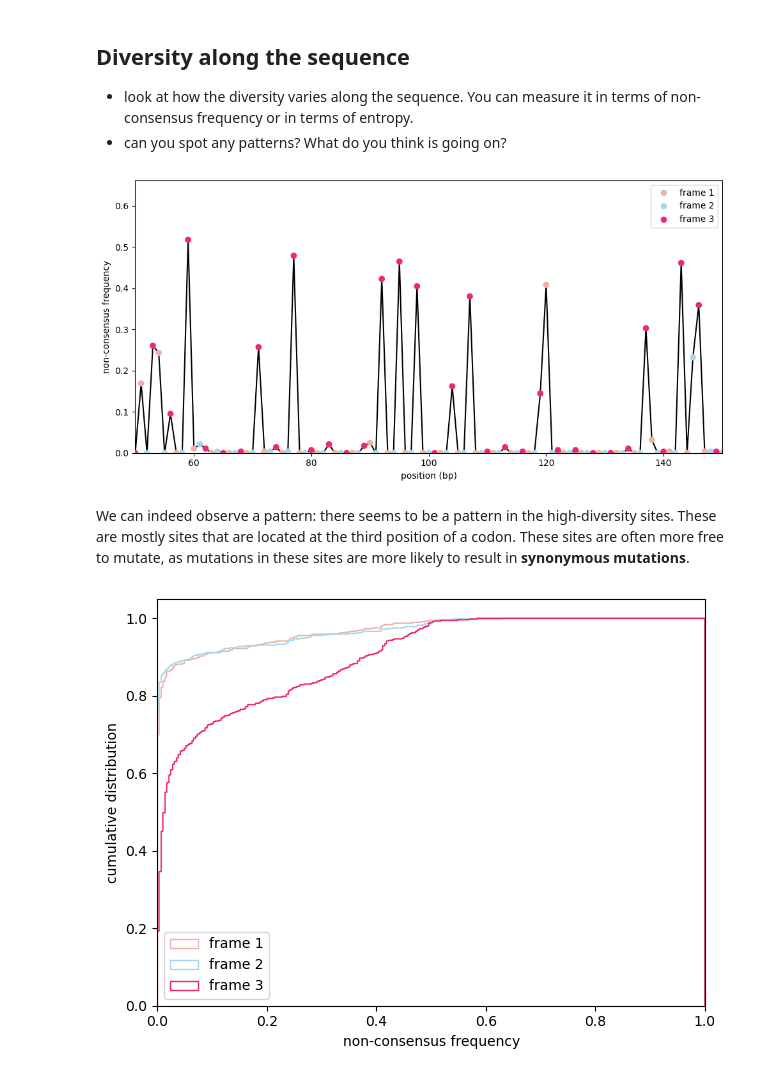
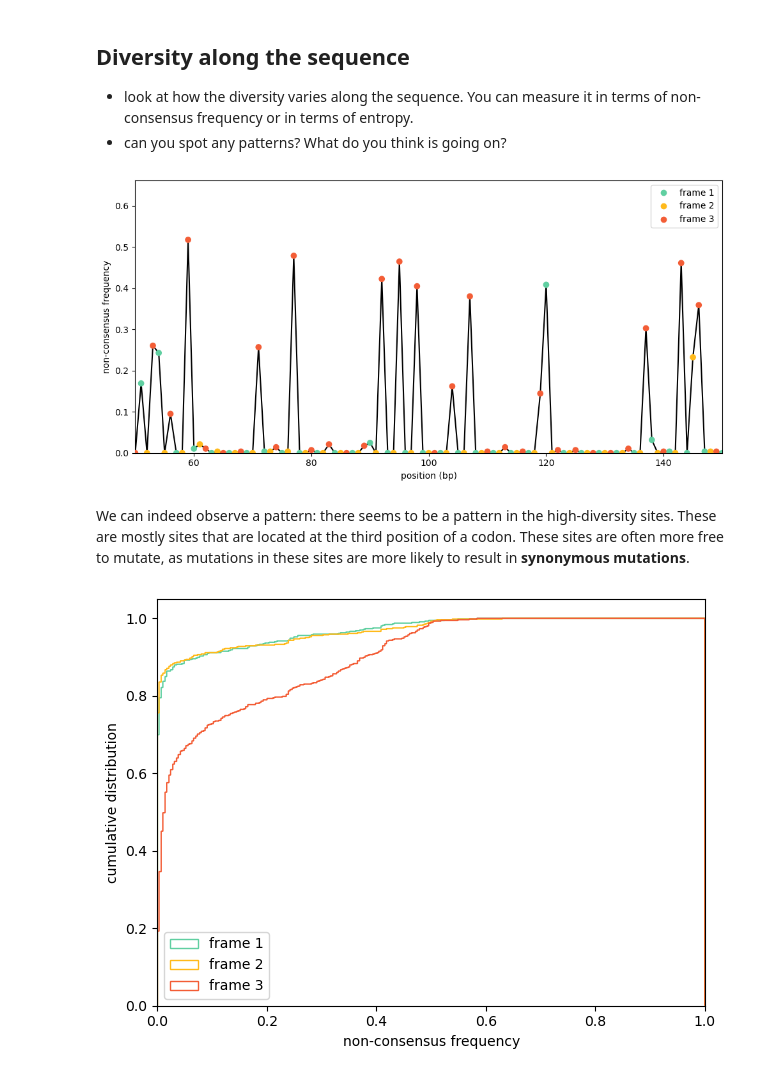
Before and after one commit to mmolari/2025_cb2_lecture, a Jupyter notebook: n01_alignment.ipynb, the cells around one changed output. Saved outputs shown, nothing was run; the diff lists cells and outputs as text; code cells hidden in the pictures.

```diff
--- a/n01_alignment.ipynb
+++ b/n01_alignment.ipynb
@@ -348,29 +354,31 @@ nc_freq = non_consensus_frequency(aln)
 # %%
 fig, ax = plt.subplots(figsize=(10, 5))
 plt.plot(nc_freq, "k-")
 # plot positions in different frames with different colors
 x = np.arange(len(nc_freq))
 frame_color = {
-    0: "#EBB3A9",
-    1: "#A9D6EB",
-    2: "#EE2677",
+    0: "#60cfa1",
+    1: "#ffba1b",
+    2: "#f35d36",
 }
 colors = [frame_color[i] for i in x % 3]
 plt.scatter(x, nc_freq, c=colors, zorder=3)
 for idx, color in frame_color.items():
     plt.plot([], [], "o", color=color, label=f"frame {idx + 1}")
 plt.legend()
 plt.xlim(50, 150)
 plt.xlabel("position (bp)")
 plt.ylabel("non-consensus frequency")
 plt.ylim(bottom=0)
 plt.tight_layout()
 plt.show()
 # %% [output]
-[figure, old version]
+[figure, new version]
 # %% [markdown]
 We can indeed observe a pattern: there seems to be a pattern in the high-diversity sites. These are mostly sites that are located at the third position of a codon. These sites are often more free to mutate, as mutations in these sites are more likely to result in **synonymous mutations**.
 # %%
+# visualize the cumulative distribution of non-consensus frequencies
+# stratified by codon position
 for idx, color in frame_color.items():
     plt.hist(
         nc_freq[x % 3 == idx],
@@ -389,5 +397,5 @@ plt.ylim(bottom=0)
 plt.tight_layout()
 plt.show()
 # %% [output]
-[figure, old version]
+[figure, new version]
 # %% [markdown]
```
Also changed, not shown: parts of 10 cells of this notebook, 12 other files.
